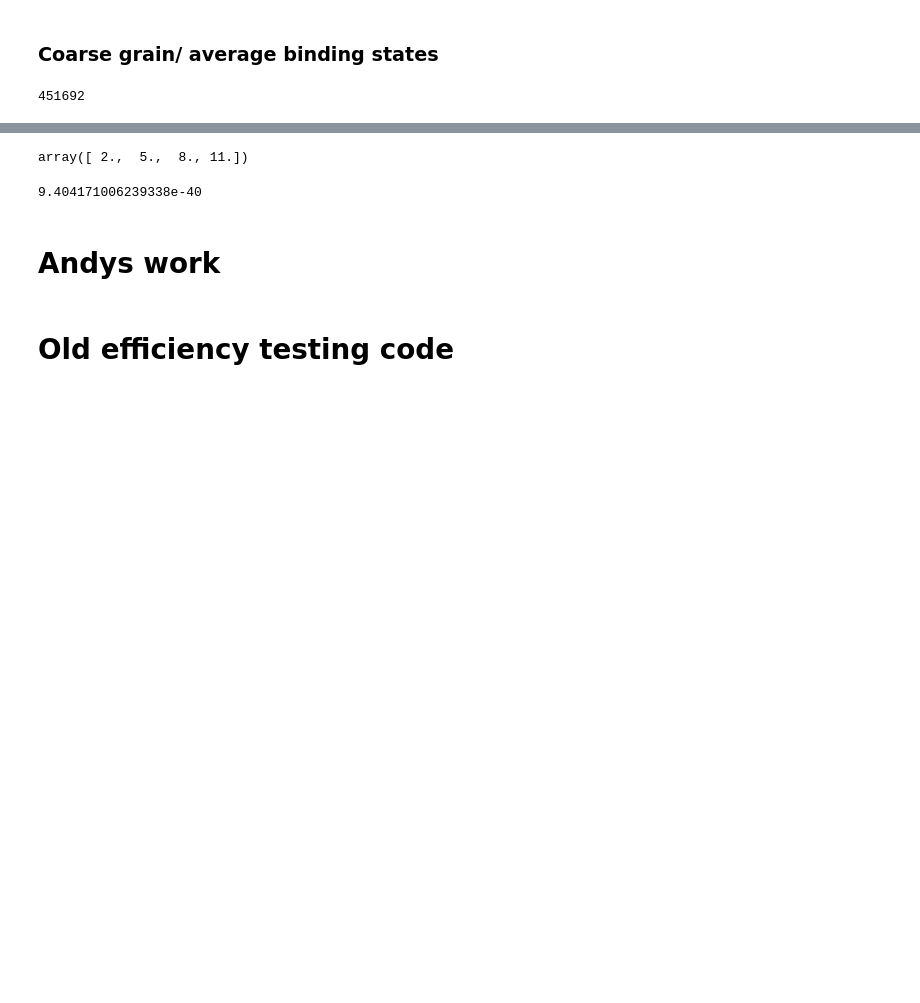
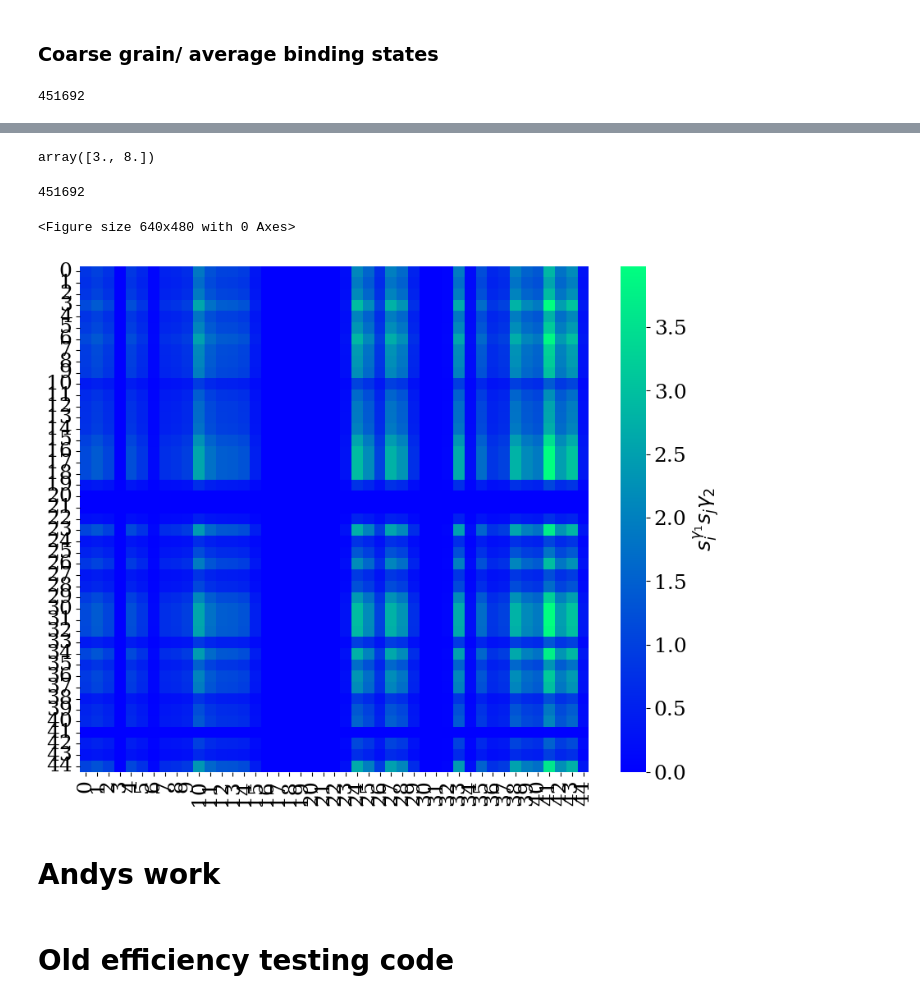
Before and after one commit to tmhabte/wlcsim_membrane, a Jupyter notebook: config_binding/comp_2mark_epibind.ipynb, the cells around one changed output, grey strips where cells are left out. Saved outputs shown, nothing was run; the diff lists cells and outputs as text; code cells hidden in the pictures; blank space fills up the shorter version.

```diff
--- a/config_binding/comp_2mark_epibind.ipynb
+++ b/config_binding/comp_2mark_epibind.ipynb
@@ -149,16 +173,19 @@ len(s_arr[0])
 test = np.arange(1,13,1)
 
 np.mean(test.reshape(-1, 3), axis=1)
+
+np.mean(test[:(len(test)//5)*5].reshape(-1,5), axis=1)
 # %% [output]
-array([ 2.,  5.,  8., 11.])
+array([3., 8.])
 # %%
 s_1, s_2 = s_arr
-factor = 36
-s_1_avgd = np.mean(s_1.reshape(-1, factor), axis=1)
-s_2_avgd = np.mean(s_2.reshape(-1, factor), axis=1)
+
+# factor = 36
+# s_1_avgd = np.mean(s_1.reshape(-1, factor), axis=1)
+# s_2_avgd = np.mean(s_2.reshape(-1, factor), axis=1)
+
+factor = 10000
+s_1_avgd = np.mean(s_1[:(len(s_1)//factor)*factor].reshape(-1,factor), axis=1)
+s_2_avgd = np.mean(s_2[:(len(s_2)//factor)*factor].reshape(-1,factor), axis=1)
 
 co_occ_raw = np.outer(s_1_avgd, s_2_avgd)
-# %%
-np.min(co_occ_raw)
-# %% [output]
-9.404171006239338e-40
@@ -183,3 +192,47 @@ plt.show()
+# %%
+n_nuc
+# %% [output]
+451692
+# %%
+#density maps
+fig = plt.figure()
+plt.figure(figsize=(10,8))
+
+font = {'family' : 'serif',
+        'weight':'normal',
+        'size': 18}
+plt.rc('font', **font)
+
+
+tick_arr = np.arange(0, n_nuc//factor)
+# #protein 1
+ax = sns.heatmap(co_occ_raw, linewidth=0., cmap = "winter", xticklabels=tick_arr, yticklabels=tick_arr, cbar_kws={'label':  r'$ s_i^{\gamma_1} s_j{\gamma_2}$'})
+# ax.set_xticks(ax.get_xticks()[::2])
+# ax.set_xticklabels(mu2_array[::2].astype(np.int64))
+# ax.set_yticks(ax.get_yticks()[::2])
+# ax.set_yticklabels(mu1_array[::2].astype(np.int64))
+
+spacing = 1
+ax.set_xticks(ax.get_xticks()[::spacing])
+ax.set_xticklabels(np.round(tick_arr[::spacing],0).astype(np.int64))
+ax.set_yticks(ax.get_yticks()[::spacing])
+ax.set_yticklabels(np.round(tick_arr[::spacing],0).astype(np.int64))
+
+# ax.axhline(y=60, linewidth=4, color="white", linestyle = "--")
+# ax.axhline(y=37, linewidth=4, color="white", linestyle = "--")
+
+# plt.ylabel("$\mu^{(1)}$")
+# plt.xlabel("$\mu^{(2)}$")
+# plt.title(r"$ \langle f^{(1)} \rangle $" +  ", $e_B^{(1)} = $" + \
+#           str(e_m[0]) + ", $e_B^{(2)} = $" + str(e_m[1]) \
+#           +  " $v_{int} = $ [" + str(v_int[0]) + "," + str(v_int[1]) + "]")
+# plt.title(r"$ \langle f^{(1)} \rangle, $"  \
+#           +  " $v_{int} = $ [" + str(v_int[0]) + "," + str(v_int[1]) + "]")
+
+plt.show()
+# %% [output]
+<Figure size 640x480 with 0 Axes>
+[figure, added]
 # %%
 # TODO
 # compare to andy result DONE
```
Also changed, not shown: parts of 6 cells of this notebook.
